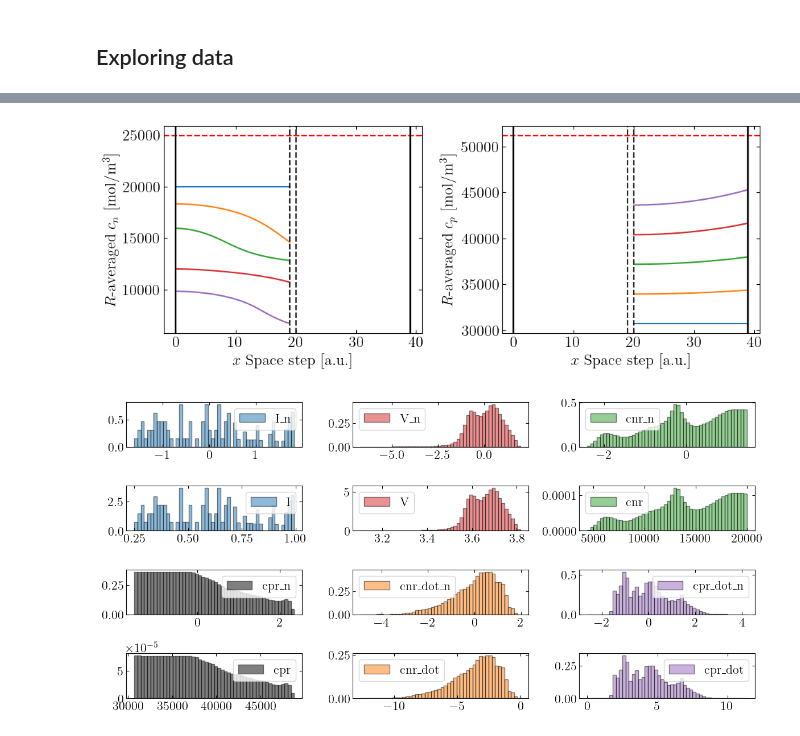
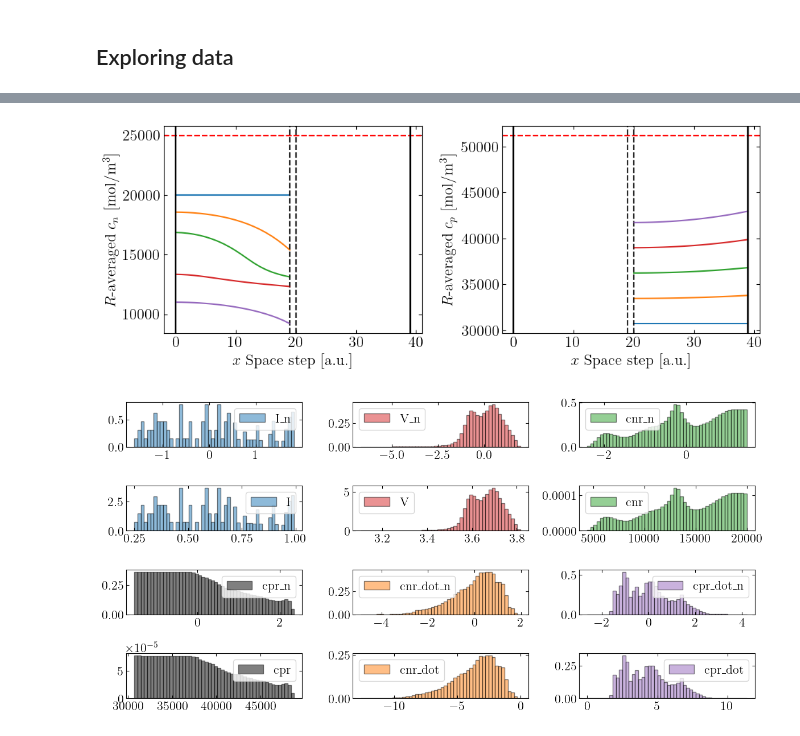
Before and after one commit to j-haralds/MSc_thesis, a Jupyter notebook: program/4_Encoded_c_x/1_JH_cx_cdot.ipynb, the cells around one changed output, grey strips where cells are left out. Drawn from its saved outputs; the diff is of its cells as text; code cells hidden in the pictures.

```diff
--- a/program/4_Encoded_c_x/1_JH_cx_cdot.ipynb
+++ b/program/4_Encoded_c_x/1_JH_cx_cdot.ipynb
@@ -83,10 +84,9 @@ def get_vals_GRF(data_cols=data_cols,t_fixed=t_fixed):
     return data, valid, param, sol, model
 
 
-def gen_data(B, data_cols, currents='DC', I_low=0.25, I_high=1.0, seed=None):
+def gen_data(B, data_cols, currents='DC', I_low=0.25, I_high=1.0):
     '''Generate trajectories with shape (B, T, D, R) for cnr/cpr and (B, T, D) for scalars'''
 
-    rng = np.random.default_rng(seed)
     # spatial points in cnr/cpr
 
     dot_cols = [f"{k}_dot" for k in data_cols if k in ['cnr','cpr']]
@@ -100,7 +100,7 @@ def gen_data(B, data_cols, currents='DC', I_low=0.25, I_high=1.0, seed=None):
 
         # --- generate data ---
         if currents == 'DC':
-            data, valid_b, param, sol, model = get_vals_DC(float(rng.uniform(I_low, I_high)))
+            data, valid_b, param, sol, model = get_vals_DC(float(random.uniform(I_low, I_high)))
         elif currents == 'pulse':
             data, valid_b, param, sol, model = get_vals_pulse()
         elif currents == 'GRF':
@@ -150,10 +150,11 @@ print("Variable index:", var_index)
 Data shape: (2, 3600, 8, 20)
 Variable index: {'I': 0, 'V': 1, 'cnr': 2, 'cpr': 3, 'dI': 4, 'cnr_dot': 5, 'cpr_dot': 6, 'valid': 7}
 # %%
-# currents = 'GRF'
-# B_gen = 100
+currents = 'DC'
+B_gen = 500
 
-# print(f'Generating {B_gen} batches of {currents} profiles with length {T} and variables {all_cols}')
+print(f'Generating {B_gen} batches of {currents} profiles with length {T} and variables {all_cols}')
 
-# dataX, var_index,params  = gen_data(B_gen, data_cols, currents=f'{currents}', I_low=0.25, I_high=1.0)
-# np.savez(f'data_cx/data_cx_{currents}_dt_{T}.npz', X=dataX, var_index=var_index)
+dataX, var_index,params  = gen_data(B_gen, data_cols, currents=f'{currents}', I_low=0.25, I_high=1.0)
+dataX = dataX.astype(np.float32)
+np.savez_compressed(f'data_cx/B{B_gen}_data_cx_{currents}_dt_{T}.npz', X=dataX, var_index=var_index)
@@ -205,26 +213,26 @@ valid:  (100, 3600)
 # %%
 n = len(cnr[0,0,:])
 
 f, ax = plt.subplots(1, 2, figsize=(10, 4))
 for times in np.linspace(0, len(t_fixed)-1, 5):
     electrode = ['n', 'p']
     x = np.arange(0,2*n)
     xn = np.arange(0, n)
     xp = x[-1] - np.arange(0, n)
-    ax[0].plot(xn, cnr[0,int(times),:])
+    ax[0].plot(xn, cnr[1,int(times),:])
     ax[0].axhline(params['Maximum concentration in negative electrode [mol.m-3]'], color='r', linestyle='--', alpha=0.5)
-    ax[1].plot(xp, cpr[0,int(times),:])
+    ax[1].plot(xp, cpr[1,int(times),:])
     ax[1].axhline(params['Maximum concentration in positive electrode [mol.m-3]'], color='r', linestyle='--', alpha=0.5)
     for i,a in enumerate(ax):
         a.axvline(0, color = 'k')
         a.axvline(x[-1], color ='k')
         a.axvline(xn[-1], color = 'k', linestyle='--',alpha=0.3)
         a.axvline(xp[-1], color = 'k', linestyle='--',alpha=0.3)
         a.set_xlabel('$x$ Space step [a.u.]')
         a.set_ylabel(f'$R$-averaged $c_{electrode[i]}$ [mol$/$m$^3$]')
 plt.tight_layout()
 # %% [output]
-[figure, old version]
+[figure, new version]
 # %%
 
 # def fit():
```
Also changed, not shown: parts of 5 cells of this notebook, 3 other files.
